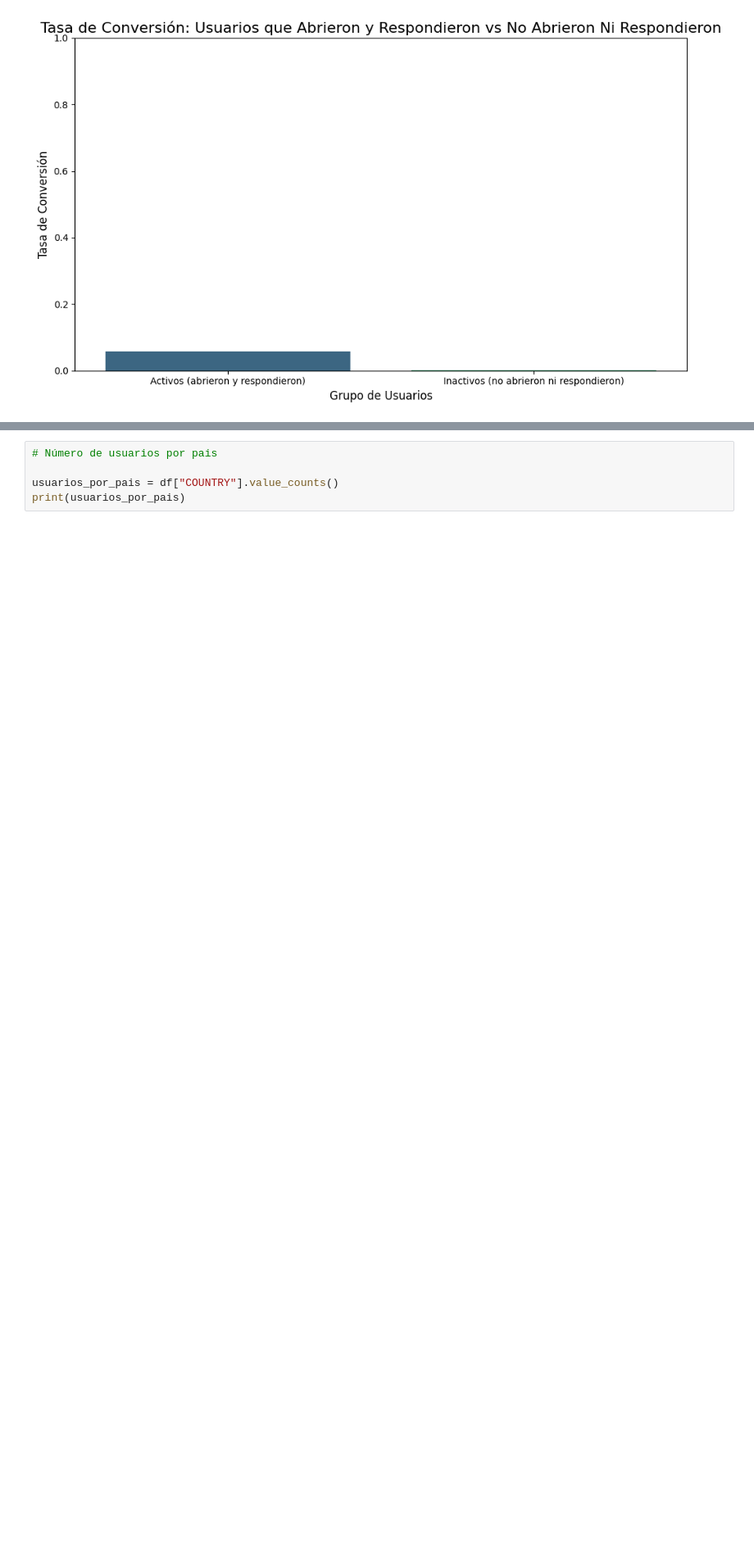
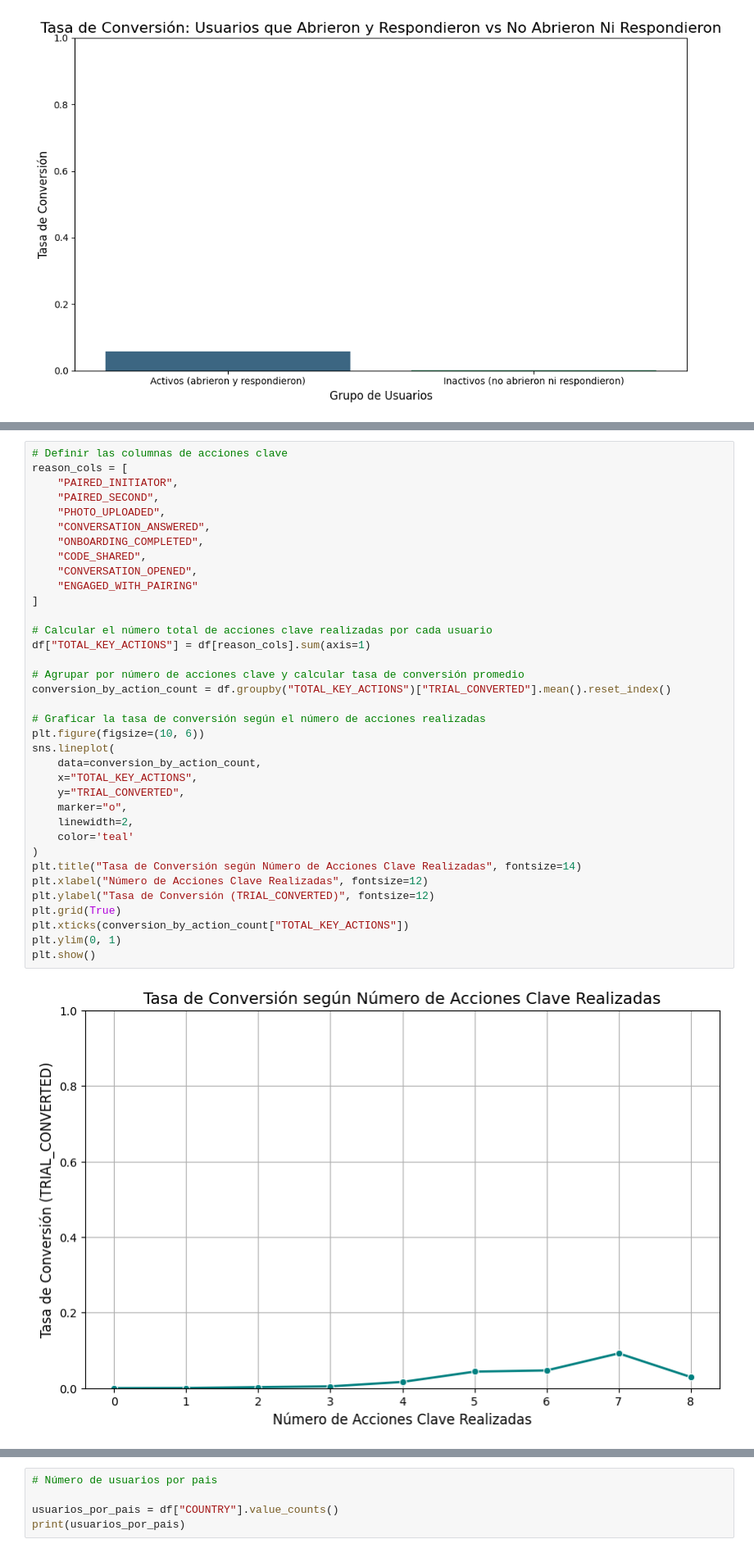
Before and after one commit to NaiSaratxaga/EDA_user-conversion-analysis, a Jupyter notebook: Notebooks/EDA_user_conversion_analysis.ipynb, the cells around one changed output, grey strips where cells are left out. Shown at 82% size. Drawn from its saved outputs; the diff is of its cells as text; blank space fills up the shorter version.

```diff
--- a/Notebooks/EDA_user_conversion_analysis.ipynb
+++ b/Notebooks/EDA_user_conversion_analysis.ipynb
@@ -616,2 +614,40 @@ plt.show()
+# %%
+# Definir las columnas de acciones clave
+reason_cols = [
+    "PAIRED_INITIATOR",
+    "PAIRED_SECOND",
+    "PHOTO_UPLOADED",
+    "CONVERSATION_ANSWERED",
+    "ONBOARDING_COMPLETED",
+    "CODE_SHARED",
+    "CONVERSATION_OPENED",
+    "ENGAGED_WITH_PAIRING"
+]
+
+# Calcular el número total de acciones clave realizadas por cada usuario
+df["TOTAL_KEY_ACTIONS"] = df[reason_cols].sum(axis=1)
+
+# Agrupar por número de acciones clave y calcular tasa de conversión promedio
+conversion_by_action_count = df.groupby("TOTAL_KEY_ACTIONS")["TRIAL_CONVERTED"].mean().reset_index()
+
+# Graficar la tasa de conversión según el número de acciones realizadas
+plt.figure(figsize=(10, 6))
+sns.lineplot(
+    data=conversion_by_action_count,
+    x="TOTAL_KEY_ACTIONS",
+    y="TRIAL_CONVERTED",
+    marker="o",
+    linewidth=2,
+    color='teal'
+)
+plt.title("Tasa de Conversión según Número de Acciones Clave Realizadas", fontsize=14)
+plt.xlabel("Número de Acciones Clave Realizadas", fontsize=12)
+plt.ylabel("Tasa de Conversión (TRIAL_CONVERTED)", fontsize=12)
+plt.grid(True)
+plt.xticks(conversion_by_action_count["TOTAL_KEY_ACTIONS"])
+plt.ylim(0, 1)
+plt.show()
+# %% [output]
+[figure, added]
 # %% [markdown]
 ---
```
Also changed, not shown: parts of 7 cells of this notebook.
